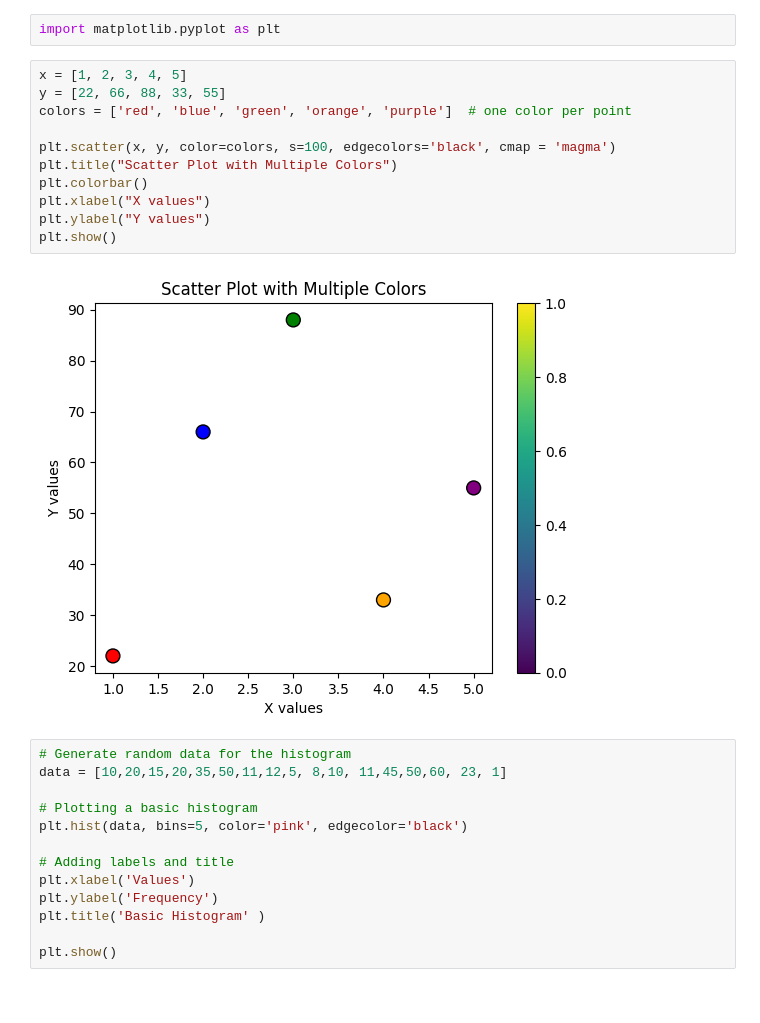
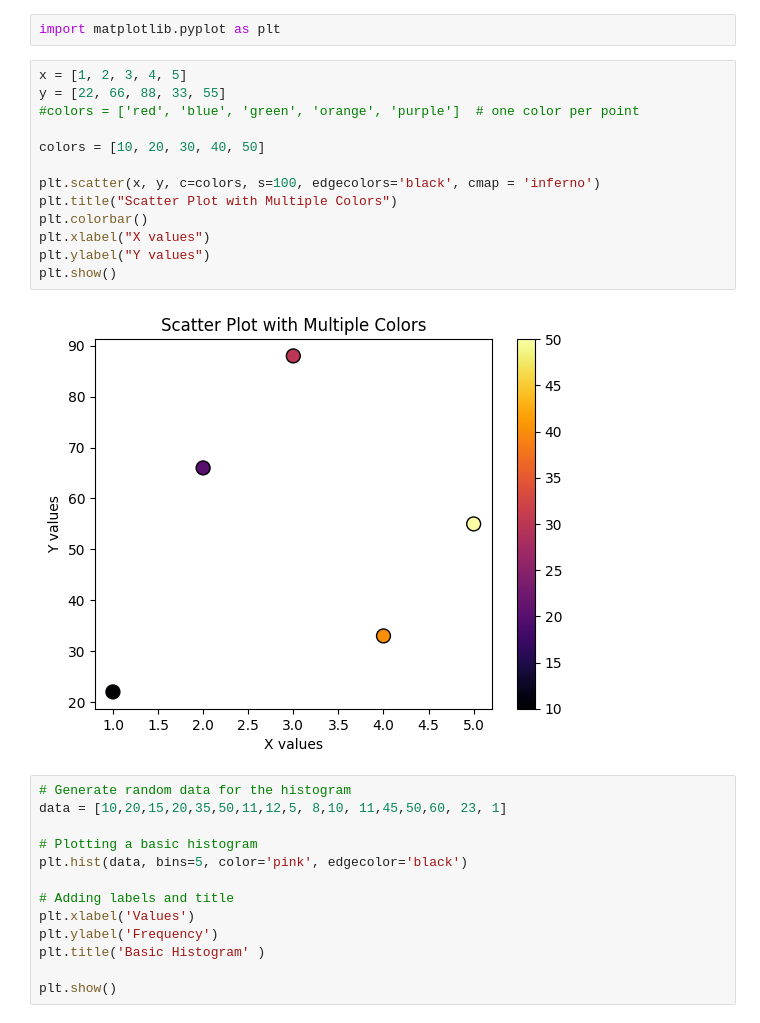
Before and after one commit to sunilkumarsukesan/AI-Assignments, a Jupyter notebook: Practise/Matplotlib/Classroom session 3.ipynb, the cells around one changed output. Cells and saved outputs as stored; diff of their text form.

```diff
--- a/Practise/Matplotlib/Classroom session 3.ipynb
+++ b/Practise/Matplotlib/Classroom session 3.ipynb
@@ -1,18 +1,20 @@
 # %%
 import matplotlib.pyplot as plt
-# %%
-x = [1, 2, 3, 4, 5]
-y = [22, 66, 88, 33, 55]
-colors = ['red', 'blue', 'green', 'orange', 'purple']  # one color per point
-
-plt.scatter(x, y, color=colors, s=100, edgecolors='black', cmap = 'magma')
-plt.title("Scatter Plot with Multiple Colors")
-plt.colorbar()
-plt.xlabel("X values")
-plt.ylabel("Y values")
-plt.show()
-# %% [output]
-[figure, removed]
+# %%
+x = [1, 2, 3, 4, 5]
+y = [22, 66, 88, 33, 55]
+#colors = ['red', 'blue', 'green', 'orange', 'purple']  # one color per point
+
+colors = [10, 20, 30, 40, 50]
+
+plt.scatter(x, y, c=colors, s=100, edgecolors='black', cmap = 'inferno')
+plt.title("Scatter Plot with Multiple Colors")
+plt.colorbar()
+plt.xlabel("X values")
+plt.ylabel("Y values")
+plt.show()
+# %% [output]
+[figure, added]
 # %%
 # Generate random data for the histogram
 data = [10,20,15,20,35,50,11,12,5, 8,10, 11,45,50,60, 23, 1]
```
Also changed, not shown: parts of 1 cell of this notebook, 15 other files.
